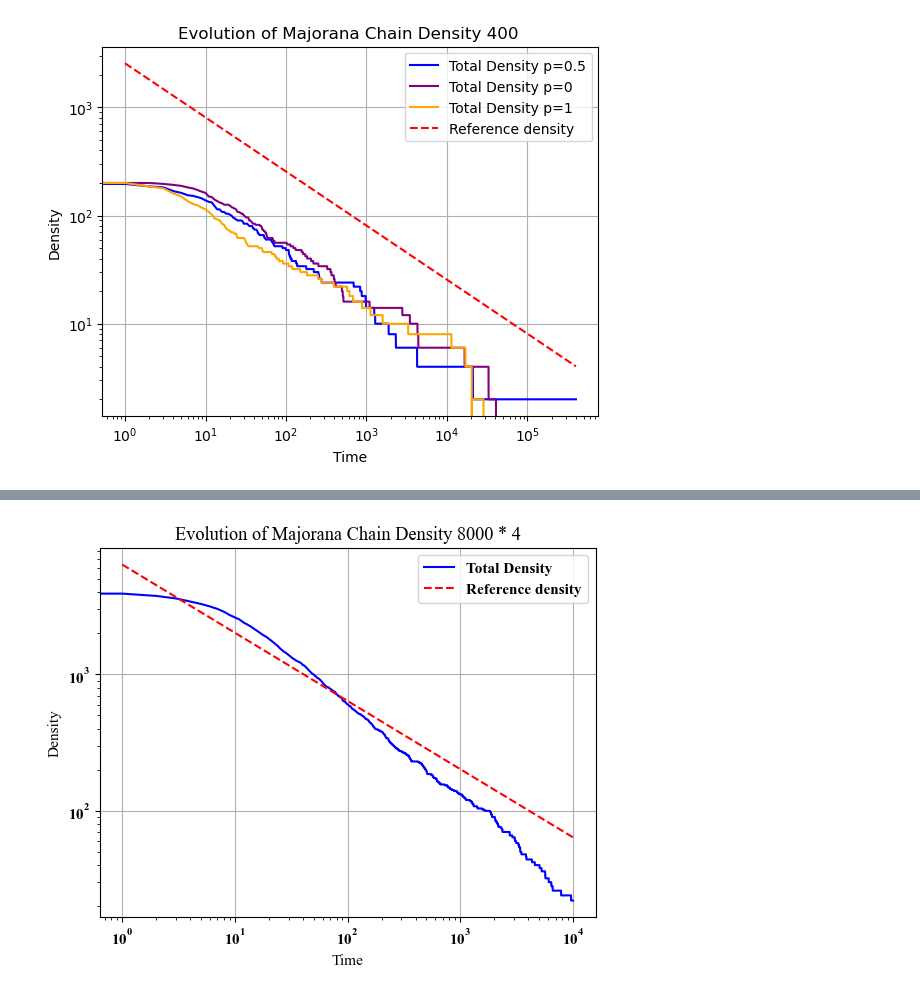
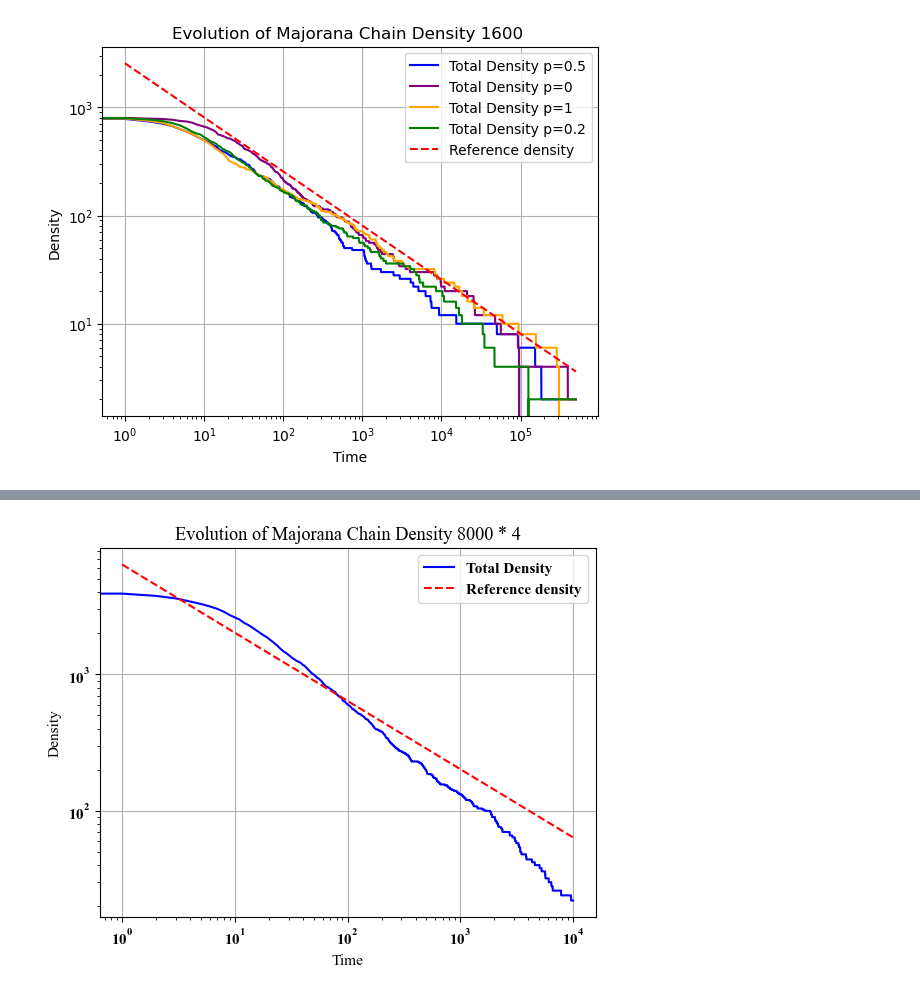
Before and after one commit to toM0dots/Majorana-Braiding, a Jupyter notebook: Two_layer.ipynb, the cells around one changed output, grey strips where cells are left out. Drawn from its saved outputs; the diff is of its cells as text; code cells hidden in the pictures.

```diff
--- a/Two_layer.ipynb
+++ b/Two_layer.ipynb
@@ -703,31 +703,34 @@ def evolution_annihilate_2L(chain, t, p):
         density[k][1] = density1
     return times, density
 # %%
-chain1 = chain_builder_2L(100, 4)
-times1, density1 = evolution_annihilate_2L(chain1, 400000, 0.5)
-chain2 = chain_builder_2L(100, 4)
-times2, density2 = evolution_annihilate_2L(chain2, 400000, 0)
-chain3 = chain_builder_2L(100, 4)
-times3, density3 = evolution_annihilate_2L(chain3, 400000, 1)
+chain1 = chain_builder_2L(400, 4)
+times1, density1 = evolution_annihilate_2L(chain1, 500000, 0.75)
+chain2 = chain_builder_2L(400, 4)
+times2, density2 = evolution_annihilate_2L(chain2, 500000, 0)
+chain3 = chain_builder_2L(400, 4)
+times3, density3 = evolution_annihilate_2L(chain3, 500000, 1)
+chain4 = chain_builder_2L(400, 4)
+times4, density4 = evolution_annihilate_2L(chain4, 500000, 0.25)
 
 density_ref = 3200*4/(math.sqrt(8 * math.pi) * np.sqrt(times1[1:]))
 # plt.plot(times1, (density1[:, 1]+ density1[:, 0]), label='Total Density', color='blue')
 
 plt.plot(times1, (density1[:, 1]+ density1[:, 0]), label='Total Density p=0.5', color='blue')
 plt.plot(times2, (density2[:, 1]+ density2[:, 0]), label='Total Density p=0', color='purple')
 plt.plot(times3, (density3[:, 1]+ density3[:, 0]), label='Total Density p=1', color='orange')
+plt.plot(times4, (density4[:, 1]+ density4[:, 0]), label='Total Density p=0.2', color='green')
 plt.plot(times1[1:], density_ref, label='Reference density', color='red', linestyle='--')
 plt.xlabel('Time')
 plt.ylabel('Density')
 plt.xscale('log')
 plt.yscale('log')
 plt.title(f'Evolution of Majorana Chain Density {len(chain1)} ')
 # plt.xlim(0,6)
 plt.legend()
 plt.grid()
 plt.show()
 # %% [output]
-[figure, old version]
+[figure, new version]
 # %%
 import numpy as np
 import matplotlib.pyplot as plt
```
Also changed, not shown: parts of 2 cells of this notebook, 1 other file.
